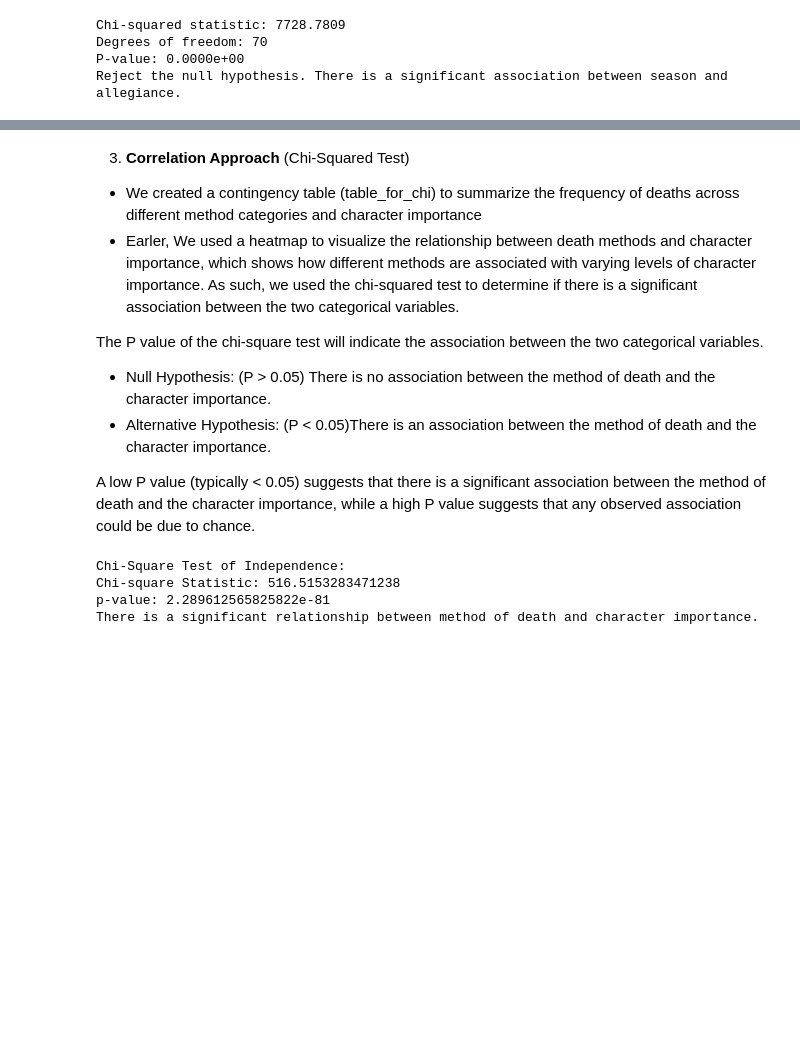
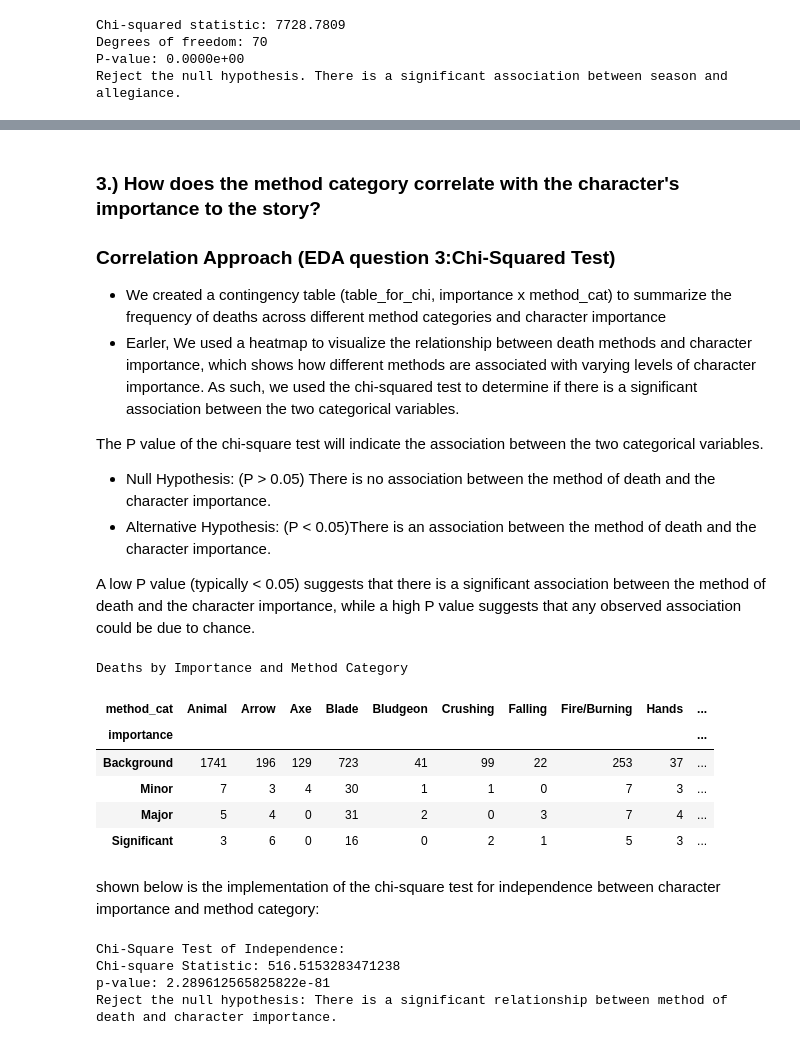
Before and after one commit to YoshChua/CSMODEL_MP, a Jupyter notebook: CSMODEL_MP.ipynb, the cells around one changed output, grey strips where cells are left out. Saved outputs shown, nothing was run; the diff lists cells and outputs as text; code cells hidden in the pictures; blank space fills up the shorter version.

```diff
--- a/CSMODEL_MP.ipynb
+++ b/CSMODEL_MP.ipynb
@@ -856,6 +971,8 @@ Reject the null hypothesis. There is a significant association between season an
 # %% [markdown]
-3. **Correlation Approach** (Chi-Squared Test)
-- We created a contingency table (table_for_chi) to summarize the frequency of deaths across different method categories and character importance
+### **3.) How does the method category correlate with the character's importance to the story?**
+### Correlation Approach (EDA question 3:Chi-Squared Test)
+
+- We created a contingency table (table_for_chi, importance x method_cat) to summarize the frequency of deaths across different method categories and character importance
 - Earler, We used a heatmap to visualize the relationship between death methods and character importance, which shows how different methods are associated with varying levels of character importance.
 As such, we used the chi-squared test to determine if there is a significant association between the two categorical variables.
 
@@ -865,6 +982,18 @@ The P value of the chi-square test will indicate the association between the two
 
 
 A low P value (typically < 0.05) suggests that there is a significant association between the method of death and the character importance, while a high P value suggests that any observed association could be due to chance.
+# %%
+table_for_chi.style.set_caption("Deaths by Importance and Method Category")
+# %% [output]
+Deaths by Importance and Method Category
+| method_cat | Animal | Arrow | Axe | Blade | Bludgeon | Crushing | Falling | Fire/Burning | Hands | ... |
+| importance |  |  |  |  |  |  |  |  |  | ... |
+| Background | 1741 | 196 | 129 | 723 | 41 | 99 | 22 | 253 | 37 | ... |
+| Minor | 7 | 3 | 4 | 30 | 1 | 1 | 0 | 7 | 3 | ... |
+| Major | 5 | 4 | 0 | 31 | 2 | 0 | 3 | 7 | 4 | ... |
+| Significant | 3 | 6 | 0 | 16 | 0 | 2 | 1 | 5 | 3 | ... |
+# %% [markdown]
+shown below is the implementation of the chi-square test for independence between character importance and method category:
 # %%
 chi2, p, dof, expected = chi2_contingency(table_for_chi)
 
@@ -872,11 +1001,11 @@ print("Chi-Square Test of Independence:")
 print(f"Chi-square Statistic: {chi2}")
 print(f"p-value: {p}")
 if p < 0.05:
-    print("There is a significant relationship between method of death and character importance.")
+    print("Reject the null hypothesis: There is a significant relationship between method of death and character importance.")
 else:
-    print("There is no significant relationship between method of death and character importance.")
+    print("Fail to reject the null hypothesis: There is no significant relationship between method of death and character importance.")
 # %% [output]
 Chi-Square Test of Independence:
 Chi-square Statistic: 516.5153283471238
 p-value: 2.289612565825822e-81
-There is a significant relationship between method of death and character importance.
+Reject the null hypothesis: There is a significant relationship between method of death and character importance.
```
Also changed, not shown: parts of 19 cells of this notebook.
